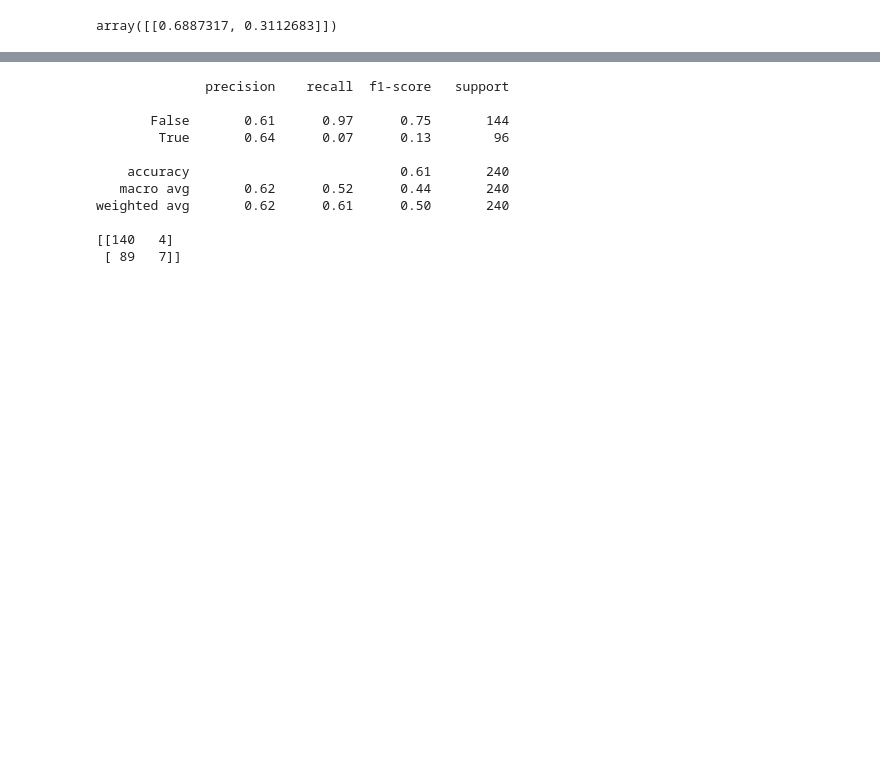
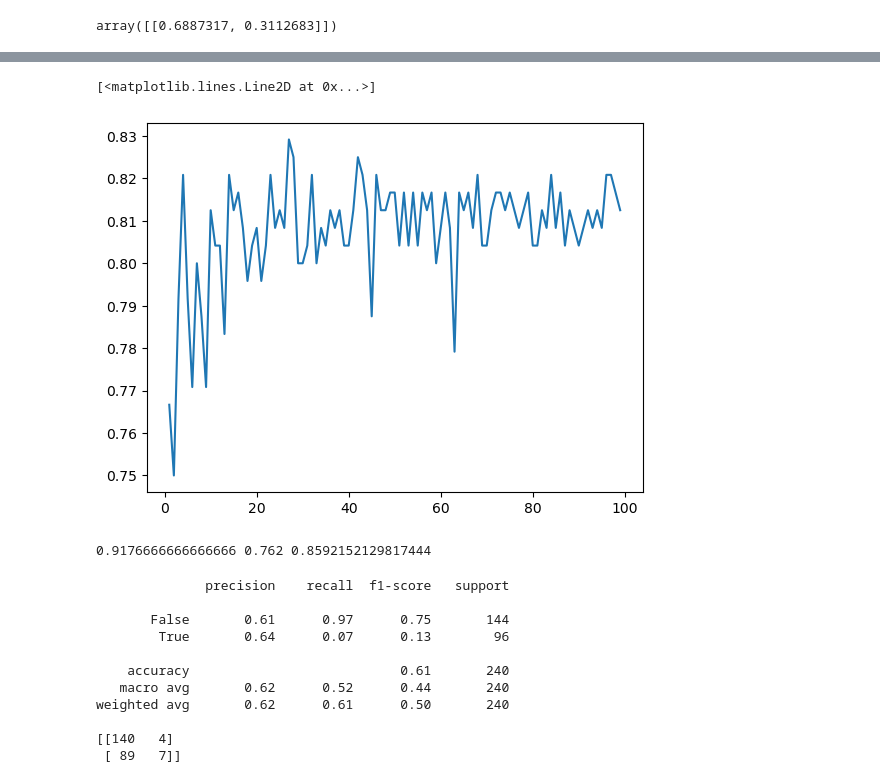
Before and after one commit to sydneycally-inclane-2812/titanic-survival-analysis, a Jupyter notebook: titanicSurvivalAnalysis.ipynb, the cells around one changed output, grey strips where cells are left out. Drawn from its saved outputs; the diff is of its cells as text; code cells hidden in the pictures; blank space fills up the shorter version.

```diff
--- a/titanicSurvivalAnalysis.ipynb
+++ b/titanicSurvivalAnalysis.ipynb
@@ -726,3 +738,19 @@ array([[0.27, 0.73]])
+# %%
+score_array = []
+for i in range(1, 100):
+    rfc = RandomForestClassifier(n_estimators=i)
+    rfc.fit(X_train, y_train)
+    y_pred = rfc.predict(X_test)
+    score_array.append(rfc.score(X_test, y_test))
+plt.plot(range(1, 100), score_array)
+# %% [output]
+[<matplotlib.lines.Line2D at 0x...>]
+[figure, added]
+# %%
+roc_auc = cross_val_score(rfc, X, y, cv=10, scoring='roc_auc')
+print(roc_auc.max(), roc_auc.min(), roc_auc.mean())
+# %% [output]
+0.9176666666666666 0.762 0.8592152129817444
 # %%
 from sklearn.svm import SVC
 svc = SVC(C=0.9, kernel='rbf', degree=3, gamma='auto')
```
Also changed, not shown: parts of 25 cells of this notebook.
